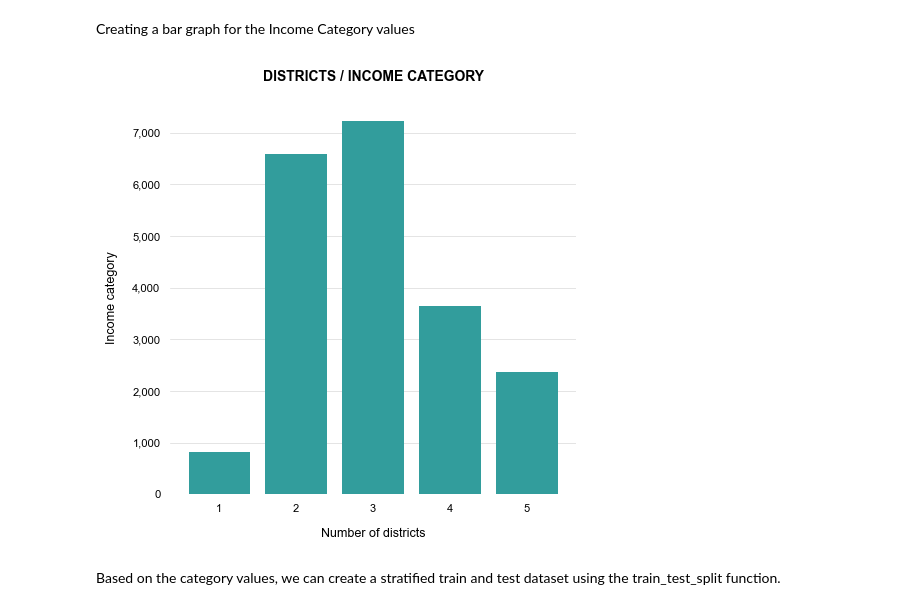
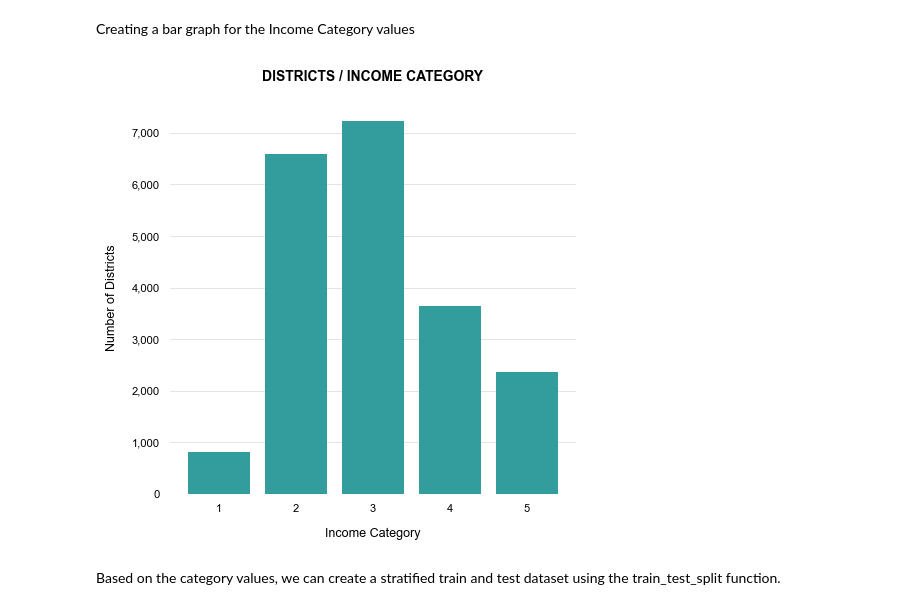
Before and after one commit to Slindex/ML-Projects, a Jupyter notebook: supervised_regression/supervised_regression.ipynb, the cells around one changed output. Saved outputs shown, nothing was run; the diff lists cells and outputs as text; code cells hidden in the pictures.

```diff
--- a/supervised_regression/supervised_regression.ipynb
+++ b/supervised_regression/supervised_regression.ipynb
@@ -196,9 +200,9 @@ print(type(x))
 # %% [markdown]
 Creating a bar graph for the Income Category values
 # %%
-ut.designedBarGraph('income_category_bar', x, y, 'DISTRICTS / INCOME CATEGORY', 'Number of districts', 'Income category')
+ut.designedBarGraph('income_category_bar', x, y, 'DISTRICTS / INCOME CATEGORY', 'Income Category', 'Number of Districts')
 # %% [output]
-[figure, old version]
+[figure, new version]
 # %% [markdown]
 Based on the category values, we can create a stratified train and test dataset using the train_test_split function.
 # %%
```
Also changed, not shown: parts of 18 cells of this notebook, 11 other files.
